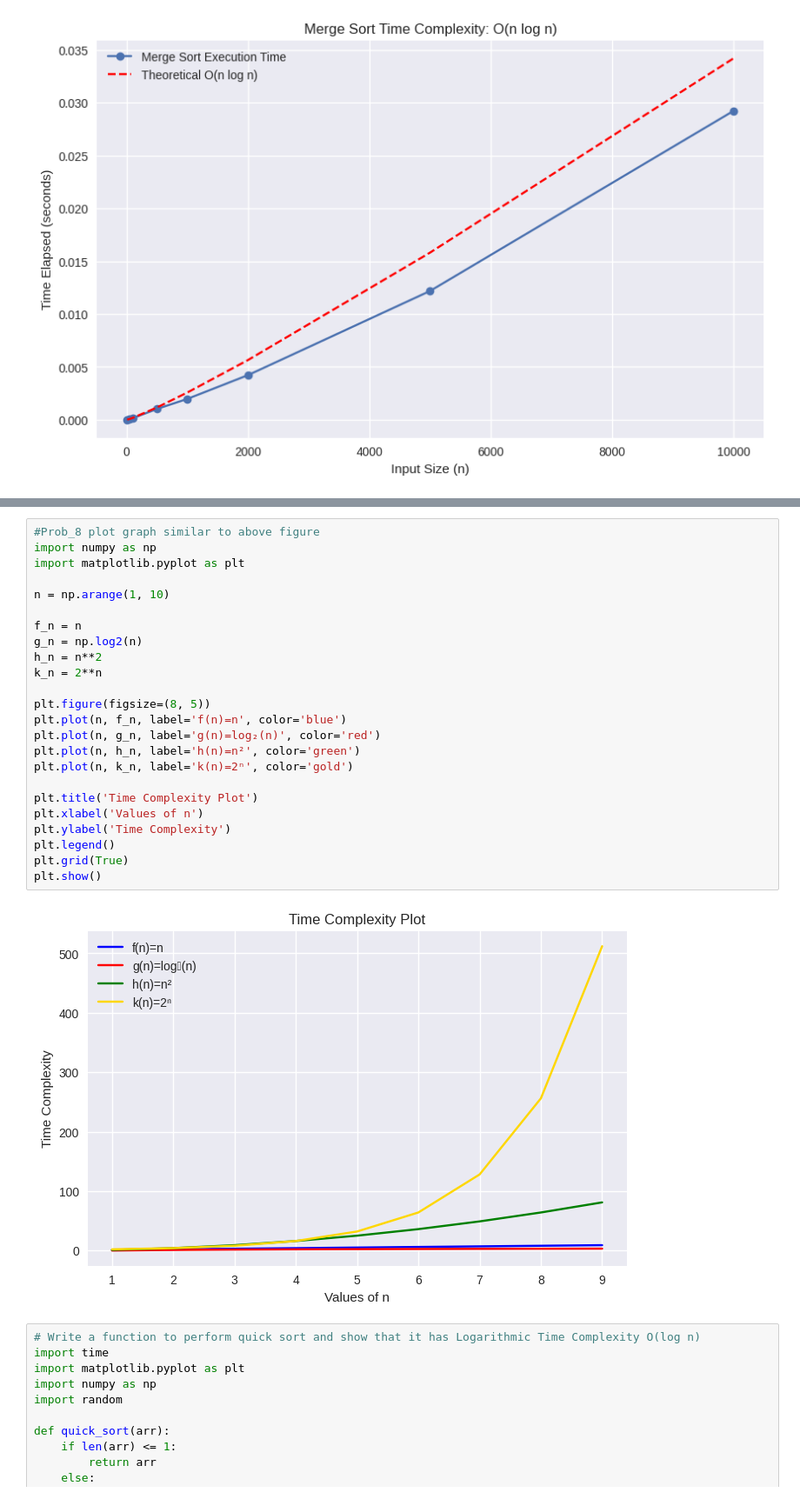
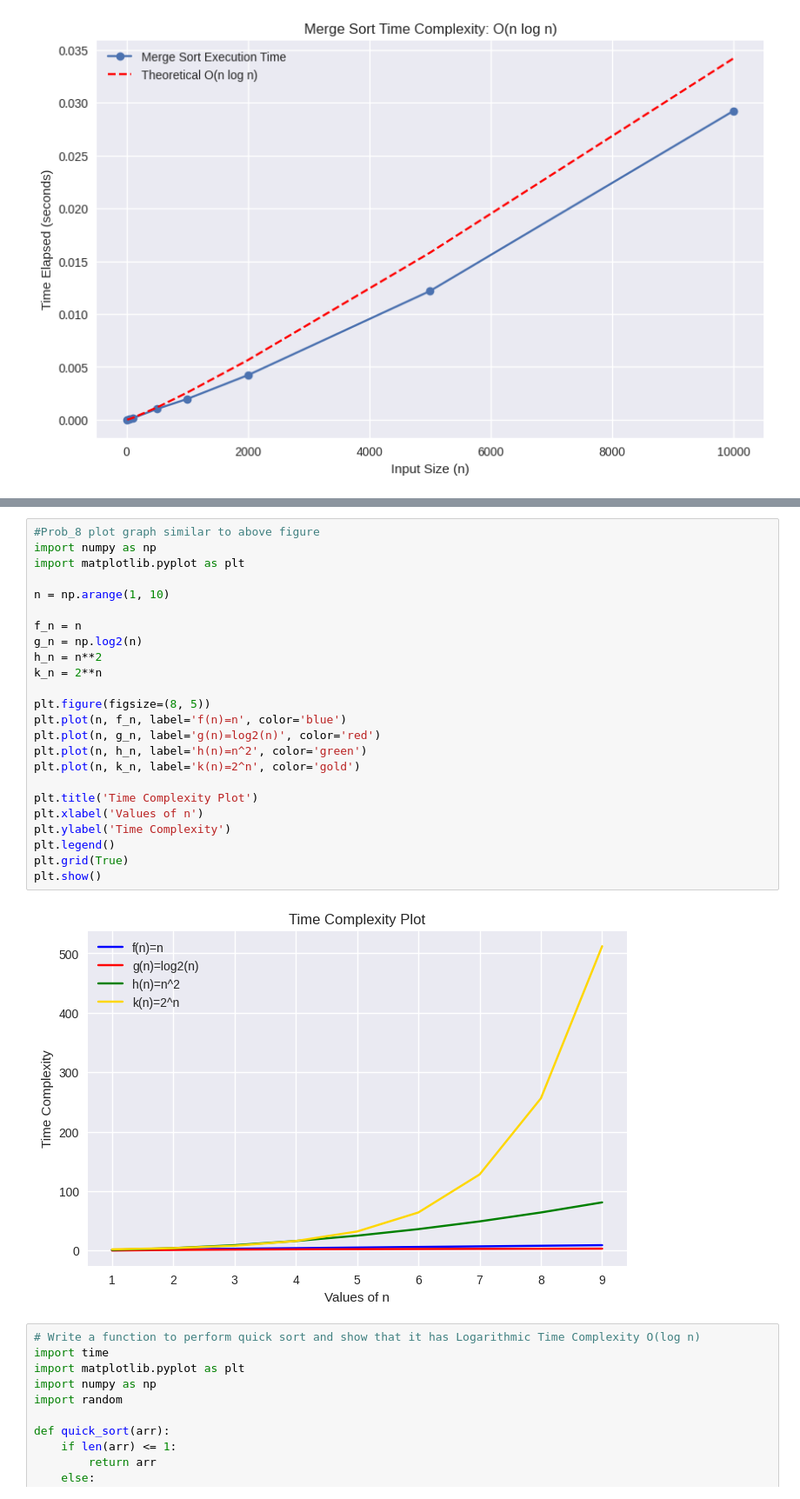
Before and after one commit to Subodh-Shekhar24/APS_LAB, a Jupyter notebook: Lab_3_Growth_of_function.ipynb, the cells around one changed output, grey strips where cells are left out. Shown at 87% size. Drawn from its saved outputs; the diff is of its cells as text.

```diff
--- a/Lab_3_Growth_of_function.ipynb
+++ b/Lab_3_Growth_of_function.ipynb
@@ -404,29 +404,29 @@ Sorted array: [0, 1, 2, 3, 4, 6, 8, 8, 43]
 # %%
 #Prob_8 plot graph similar to above figure
 import numpy as np
 import matplotlib.pyplot as plt
 
 n = np.arange(1, 10)
 
 f_n = n
 g_n = np.log2(n)
 h_n = n**2
 k_n = 2**n
 
 plt.figure(figsize=(8, 5))
 plt.plot(n, f_n, label='f(n)=n', color='blue')
-plt.plot(n, g_n, label='g(n)=log₂(n)', color='red')
-plt.plot(n, h_n, label='h(n)=n²', color='green')
-plt.plot(n, k_n, label='k(n)=2ⁿ', color='gold')
+plt.plot(n, g_n, label='g(n)=log2(n)', color='red')
+plt.plot(n, h_n, label='h(n)=n^2', color='green')
+plt.plot(n, k_n, label='k(n)=2^n', color='gold')
 
 plt.title('Time Complexity Plot')
 plt.xlabel('Values of n')
 plt.ylabel('Time Complexity')
 plt.legend()
 plt.grid(True)
 plt.show()
 # %% [output]
-[figure, old version]
+[figure, new version]
 # %%
 # Write a function to perform quick sort and show that it has Logarithmic Time Complexity O(log n)
 import time
```
